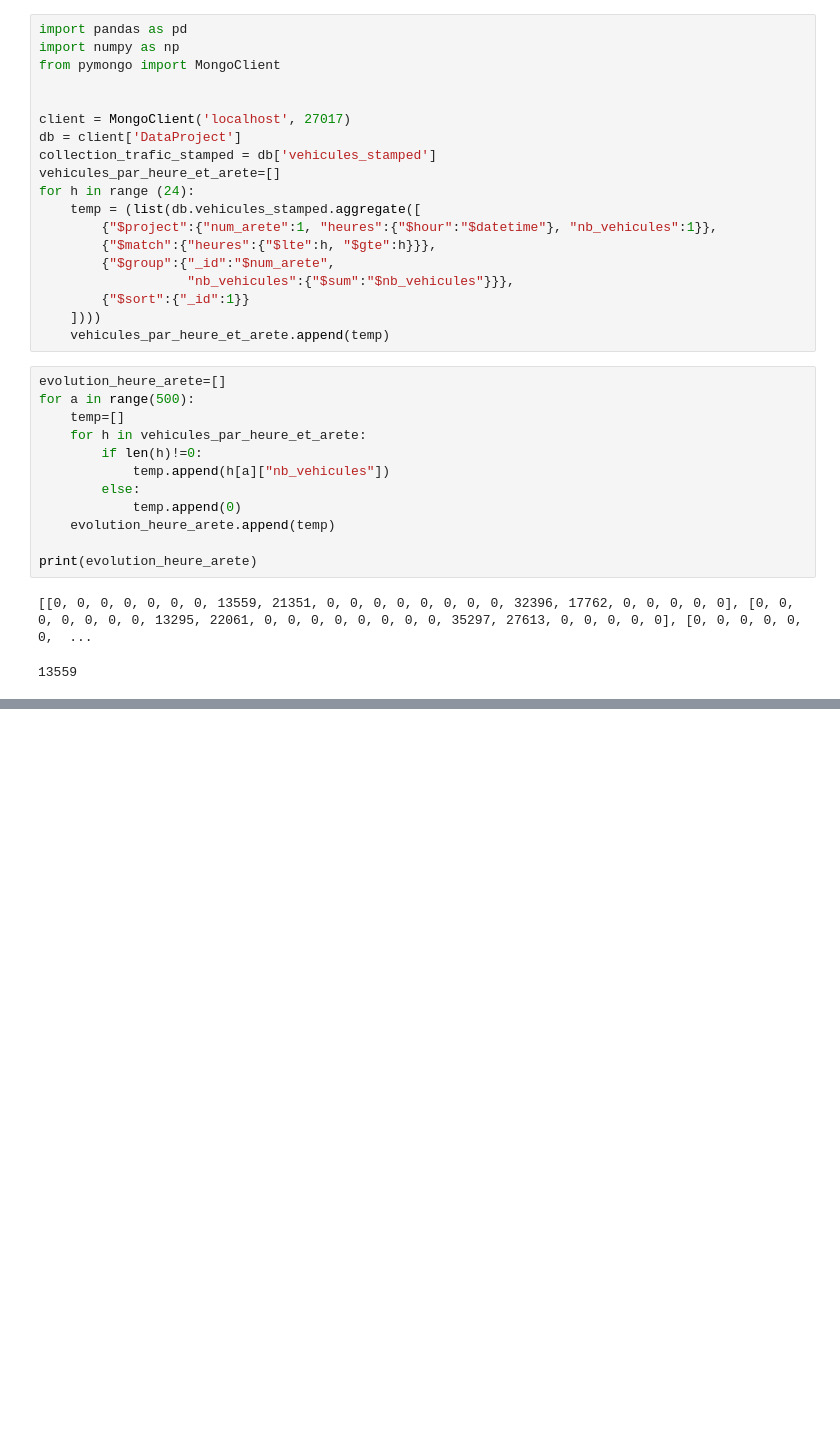
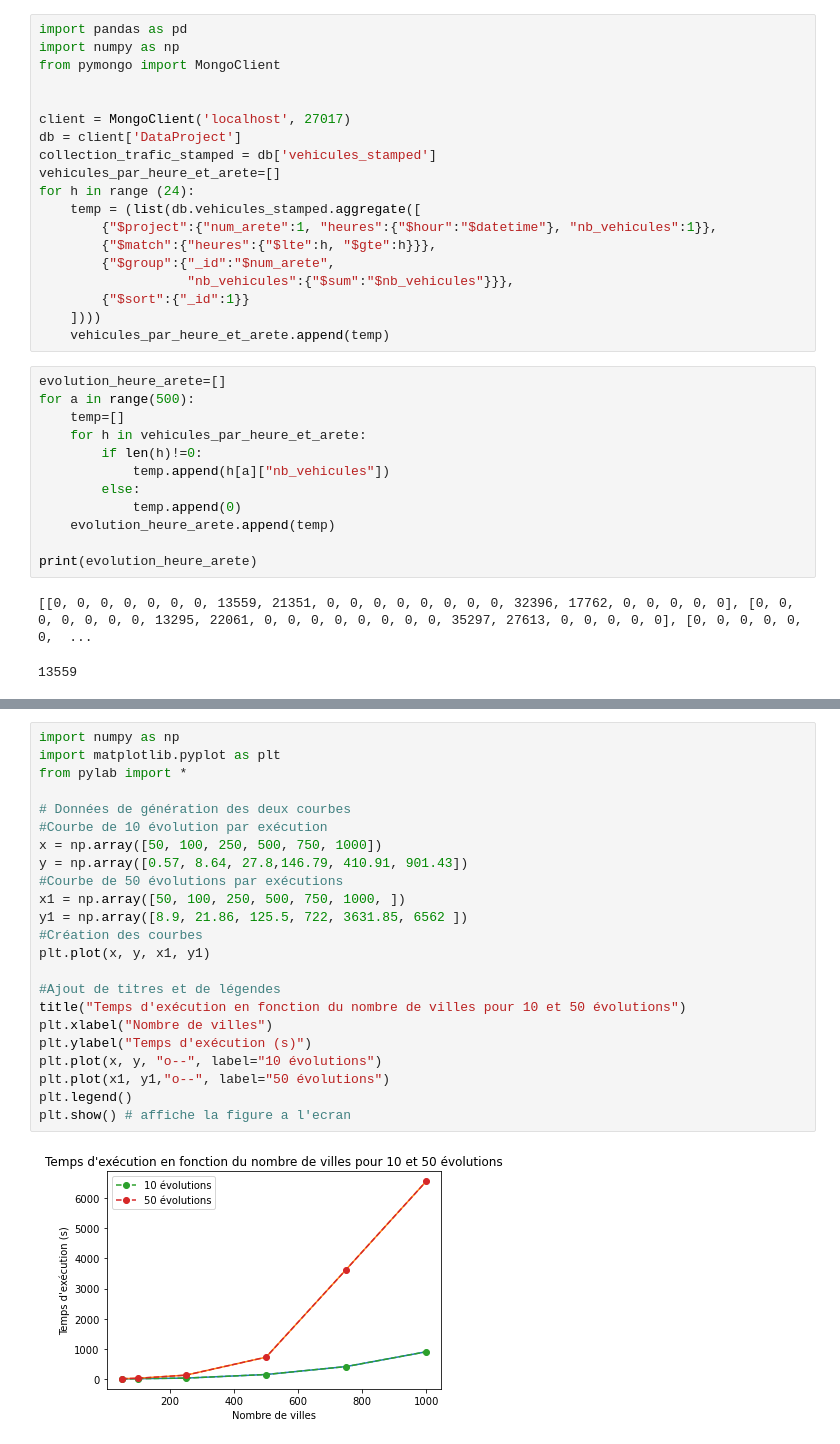
Before and after one commit to CoCodeur/VRP-PROJECT, a Jupyter notebook: AG/AlgorithmeGénétique.ipynb, the cells around one changed output, grey strips where cells are left out. Cells and saved outputs as stored; diff of their text form; blank space fills up the shorter version.

```diff
--- a/AG/AlgorithmeGénétique.ipynb
+++ b/AG/AlgorithmeGénétique.ipynb
@@ -402,0 +554,25 @@ print(evolution_heure_arete)
+# %%
+import numpy as np
+import matplotlib.pyplot as plt
+from pylab import *
+
+# Données de génération des deux courbes
+#Courbe de 10 évolution par exécution
+x = np.array([50, 100, 250, 500, 750, 1000])
+y = np.array([0.57, 8.64, 27.8,146.79, 410.91, 901.43])
+#Courbe de 50 évolutions par exécutions
+x1 = np.array([50, 100, 250, 500, 750, 1000, ])
+y1 = np.array([8.9, 21.86, 125.5, 722, 3631.85, 6562 ])
+#Création des courbes
+plt.plot(x, y, x1, y1)
+
+#Ajout de titres et de légendes
+title("Temps d'exécution en fonction du nombre de villes pour 10 et 50 évolutions")
+plt.xlabel("Nombre de villes")
+plt.ylabel("Temps d'exécution (s)")
+plt.plot(x, y, "o--", label="10 évolutions")
+plt.plot(x1, y1,"o--", label="50 évolutions")
+plt.legend()
+plt.show() # affiche la figure a l'ecran
+# %% [output]
+[figure, added]
```
Also changed, not shown: parts of 4 cells of this notebook.
